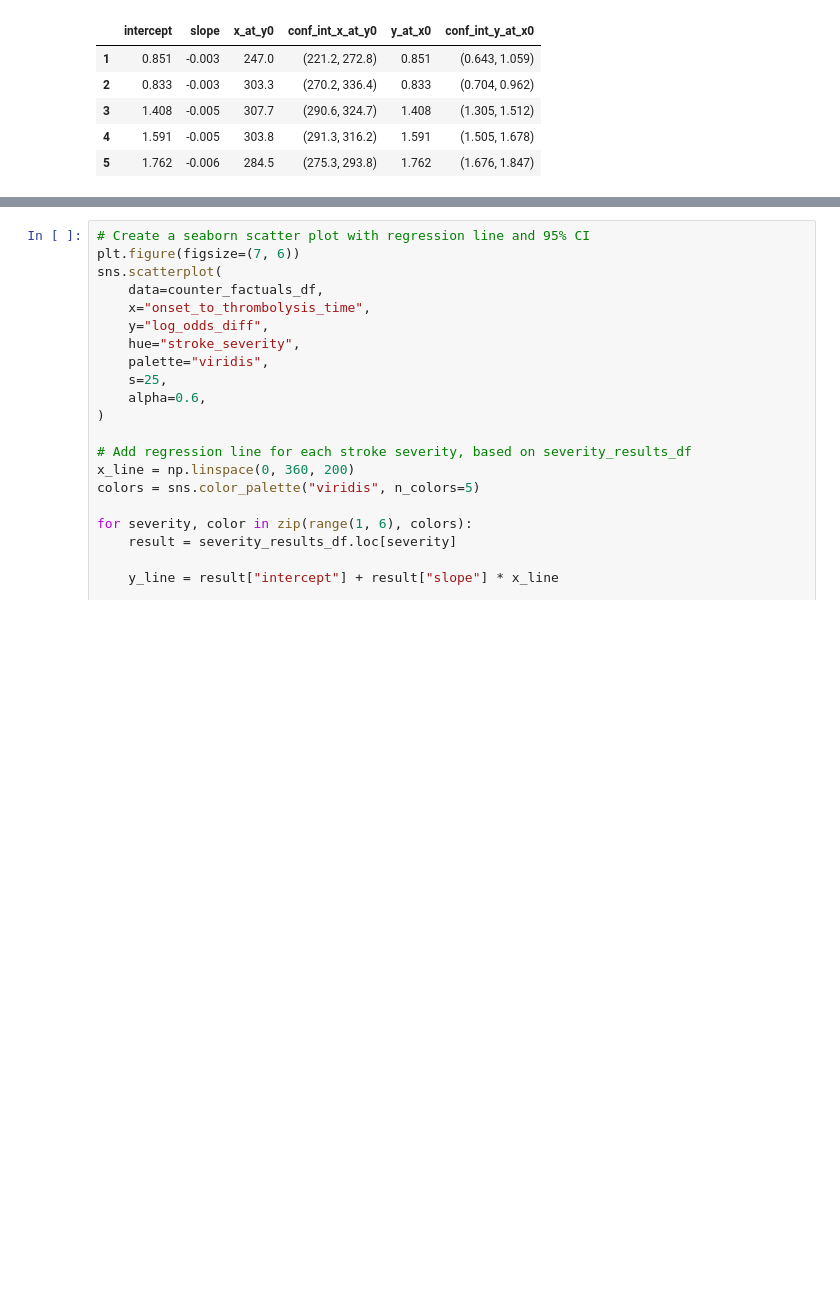
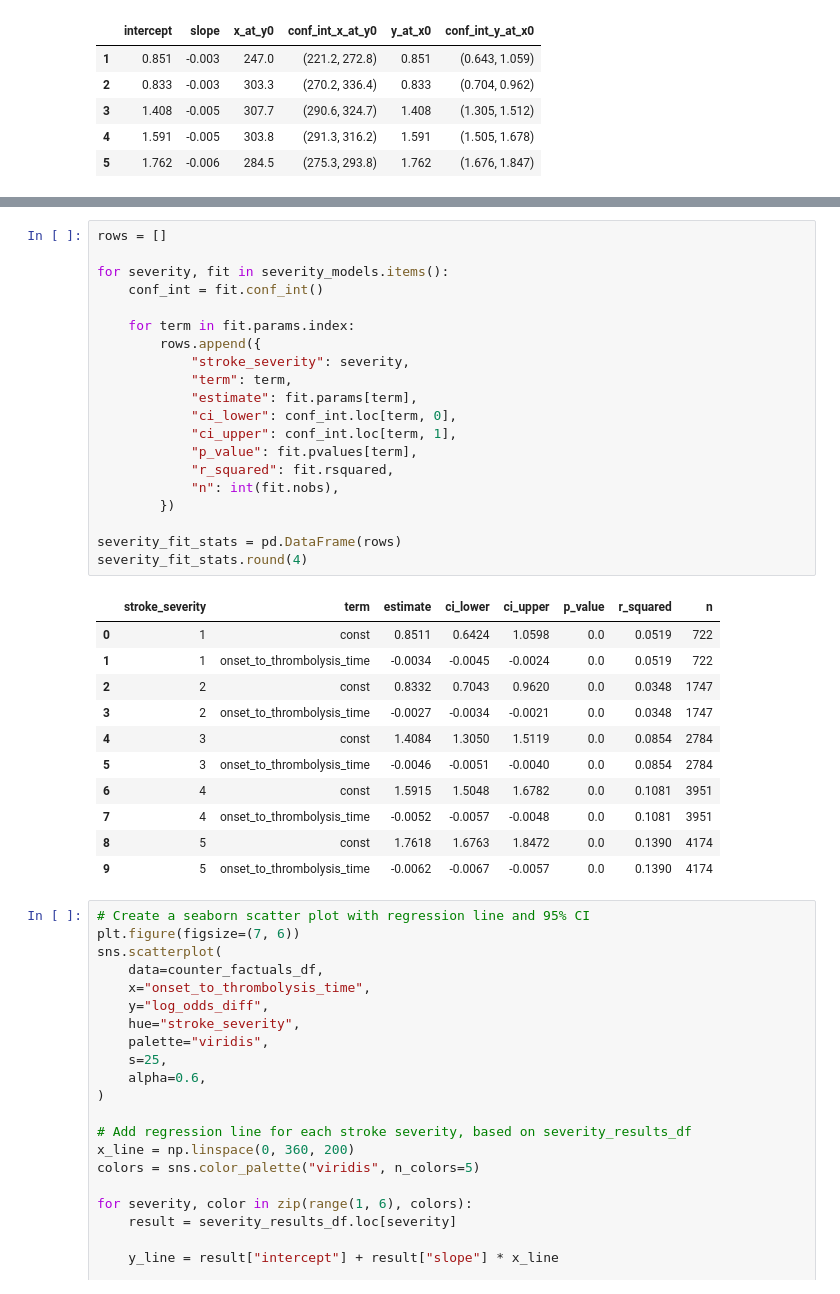
Before and after one commit to samuel-book/samuel-3, a Jupyter notebook: 5_ml_s_learner/02_mild_thrombolysis_s_learner_mRS_2.ipynb, the cells around one changed output, grey strips where cells are left out. Saved outputs shown, nothing was run; the diff lists cells and outputs as text; blank space fills up the shorter version.

Commit message:
Add mild target trial with stats

```diff
--- a/5_ml_s_learner/02_mild_thrombolysis_s_learner_mRS_2.ipynb
+++ b/5_ml_s_learner/02_mild_thrombolysis_s_learner_mRS_2.ipynb
@@ -589,3 +641,35 @@ severity_results_df.round(3)
+# %%
+rows = []
+
+for severity, fit in severity_models.items():
+    conf_int = fit.conf_int()
+
+    for term in fit.params.index:
+        rows.append({
+            "stroke_severity": severity,
+            "term": term,
+            "estimate": fit.params[term],
+            "ci_lower": conf_int.loc[term, 0],
+            "ci_upper": conf_int.loc[term, 1],
+            "p_value": fit.pvalues[term],
+            "r_squared": fit.rsquared,
+            "n": int(fit.nobs),
+        })
+
+severity_fit_stats = pd.DataFrame(rows)
+severity_fit_stats.round(4)
+# %% [output]
+|  | stroke_severity | term | estimate | ci_lower | ci_upper | p_value | r_squared | n |
+| 0 | 1 | const | 0.8511 | 0.6424 | 1.0598 | 0.0 | 0.0519 | 722 |
+| 1 | 1 | onset_to_thrombolysis_time | -0.0034 | -0.0045 | -0.0024 | 0.0 | 0.0519 | 722 |
+| 2 | 2 | const | 0.8332 | 0.7043 | 0.9620 | 0.0 | 0.0348 | 1747 |
+| 3 | 2 | onset_to_thrombolysis_time | -0.0027 | -0.0034 | -0.0021 | 0.0 | 0.0348 | 1747 |
+| 4 | 3 | const | 1.4084 | 1.3050 | 1.5119 | 0.0 | 0.0854 | 2784 |
+| 5 | 3 | onset_to_thrombolysis_time | -0.0046 | -0.0051 | -0.0040 | 0.0 | 0.0854 | 2784 |
+| 6 | 4 | const | 1.5915 | 1.5048 | 1.6782 | 0.0 | 0.1081 | 3951 |
+| 7 | 4 | onset_to_thrombolysis_time | -0.0052 | -0.0057 | -0.0048 | 0.0 | 0.1081 | 3951 |
+| 8 | 5 | const | 1.7618 | 1.6763 | 1.8472 | 0.0 | 0.1390 | 4174 |
+| 9 | 5 | onset_to_thrombolysis_time | -0.0062 | -0.0067 | -0.0057 | 0.0 | 0.1390 | 4174 |
 # %%
 # Create a seaborn scatter plot with regression line and 95% CI
 plt.figure(figsize=(7, 6))
```
Also changed, not shown: parts of 4 cells of this notebook, 2 other files.
